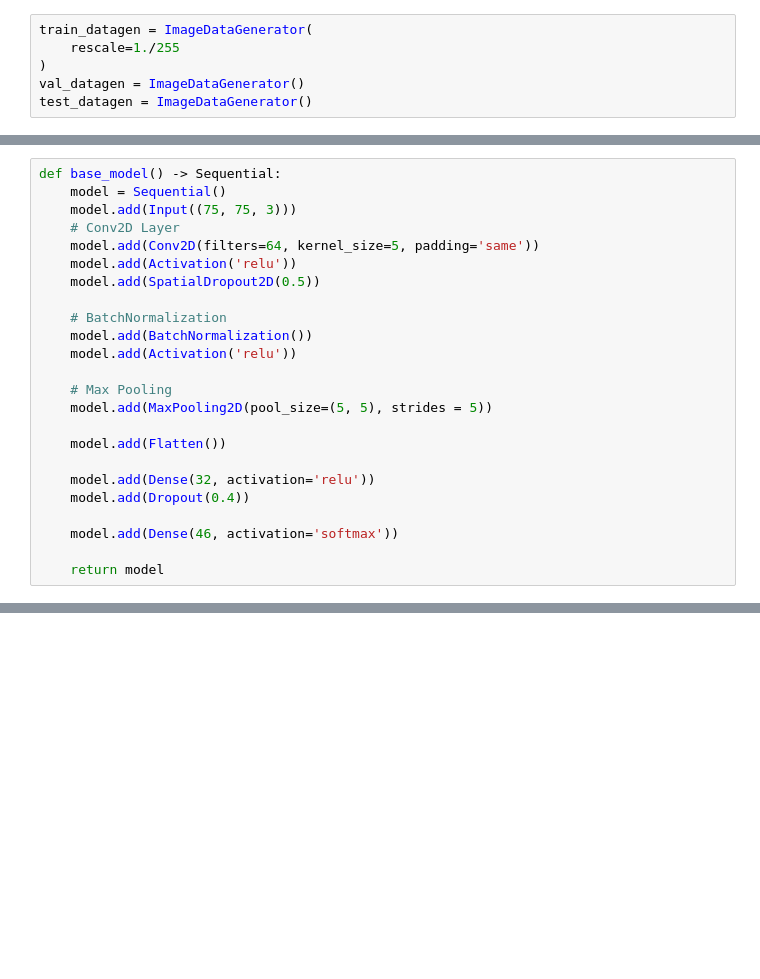
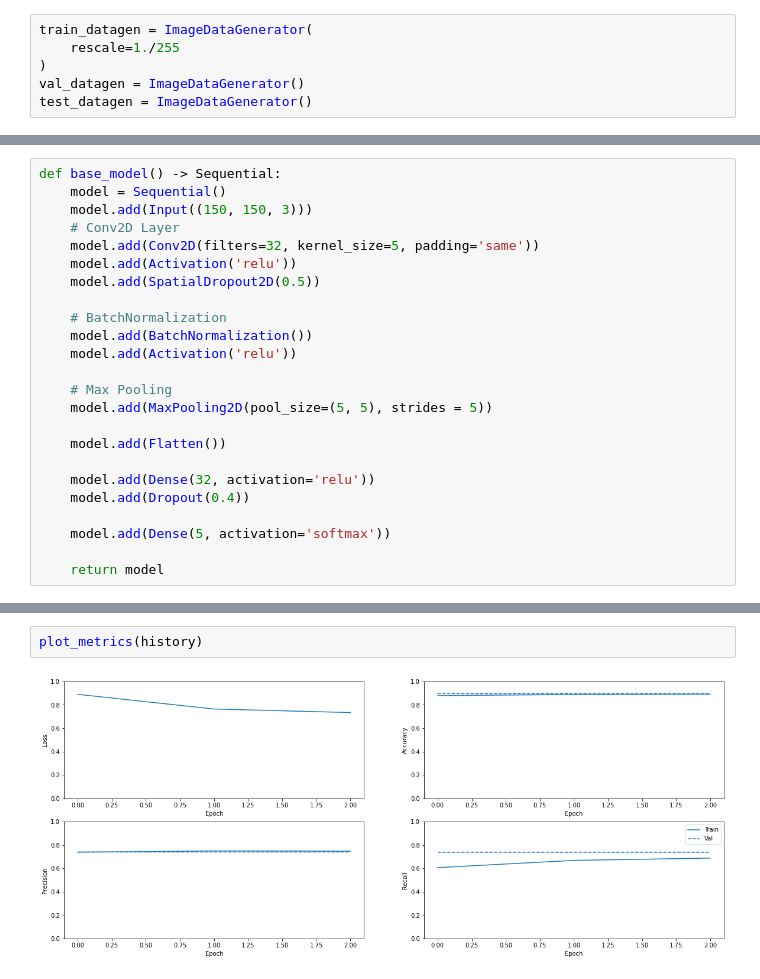
Before and after one commit to huangmingg/bt4221_project, a Jupyter notebook: main.ipynb, the cells around one changed output, grey strips where cells are left out. Cells and saved outputs as stored; diff of their text form; blank space fills up the shorter version.

```diff
--- a/main.ipynb
+++ b/main.ipynb
@@ -59,9 +84,9 @@ Found 173513 validated image filenames belonging to 46 classes.
 # %%
 def base_model() -> Sequential:
     model = Sequential()
-    model.add(Input((75, 75, 3)))
+    model.add(Input((150, 150, 3)))
     # Conv2D Layer
-    model.add(Conv2D(filters=64, kernel_size=5, padding='same'))
+    model.add(Conv2D(filters=32, kernel_size=5, padding='same'))
     model.add(Activation('relu'))
     model.add(SpatialDropout2D(0.5))
 
@@ -77,7 +102,7 @@ def base_model() -> Sequential:
     model.add(Dense(32, activation='relu'))
     model.add(Dropout(0.4))
 
-    model.add(Dense(46, activation='softmax'))
+    model.add(Dense(5, activation='softmax'))
 
     return model
 # %%
@@ -125,0 +157,4 @@ KeyboardInterrupt:
+# %%
+plot_metrics(history)
+# %% [output]
+[figure, added]
```
Also changed, not shown: parts of 17 cells of this notebook, 1 other file.
